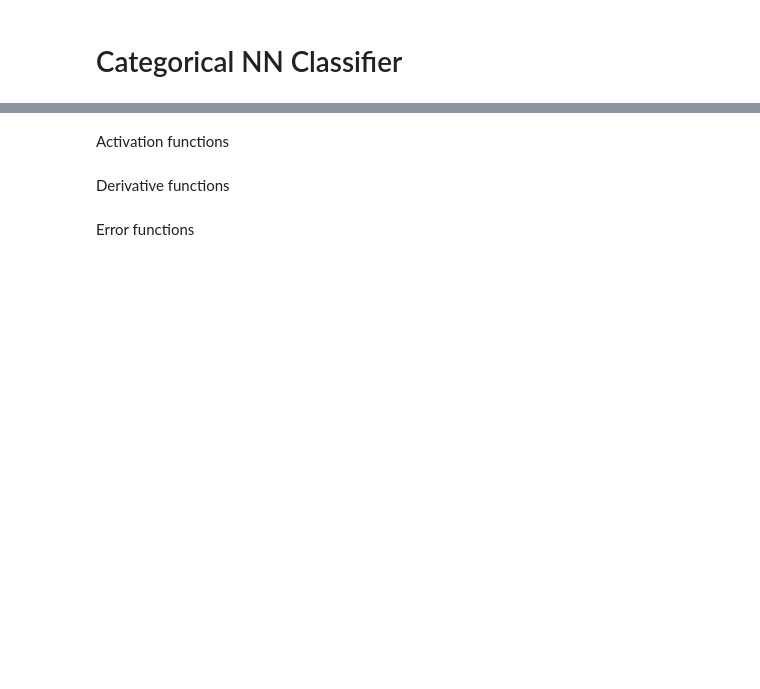
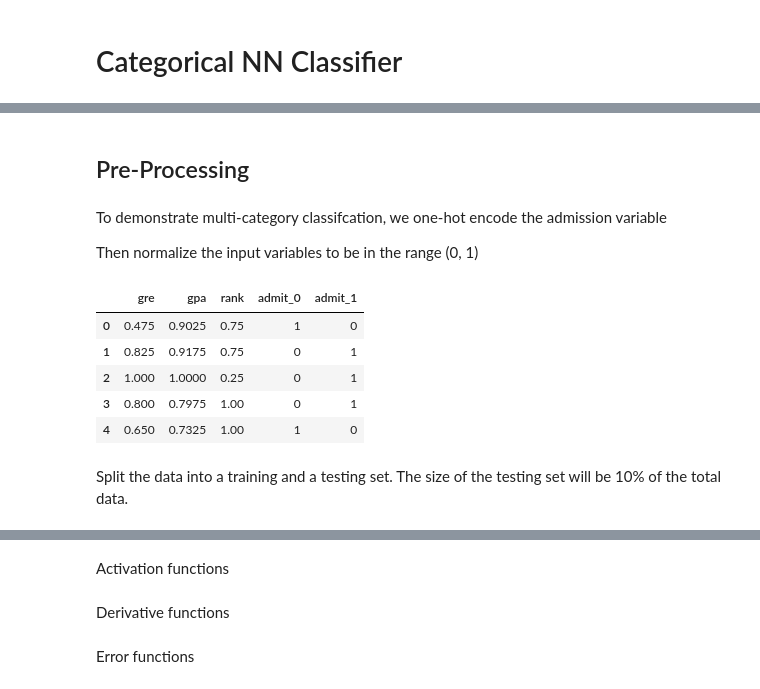
Before and after one commit to q1park/homegrown, a Jupyter notebook: classifier.ipynb, the cells around one changed output, grey strips where cells are left out. Cells and saved outputs as stored; diff of their text form; code cells hidden in the pictures; blank space fills up the shorter version.

```diff
--- a/classifier.ipynb
+++ b/classifier.ipynb
@@ -24,0 +64,24 @@ from IPython.display import display
+# %% [markdown]
+## Pre-Processing
+# %% [markdown]
+To demonstrate multi-category classifcation, we one-hot encode the admission variable
+
+Then normalize the input variables to be in the range (0, 1)
+# %%
+processed_data = pd.concat([data, pd.get_dummies(data['admit'], prefix='admit')], axis=1)
+processed_data = processed_data.drop('admit', axis=1)
+
+processed_data.loc[:,'gpa'] *= np.divide(1, 4.)
+processed_data.loc[:,'rank'] *= np.divide(1, 4.)
+processed_data.loc[:,'gre'] *= np.divide(1, 800.)
+
+processed_data.head()
+# %% [output]
+|  | gre | gpa | rank | admit_0 | admit_1 |
+| 0 | 0.475 | 0.9025 | 0.75 | 1 | 0 |
+| 1 | 0.825 | 0.9175 | 0.75 | 0 | 1 |
+| 2 | 1.000 | 1.0000 | 0.25 | 0 | 1 |
+| 3 | 0.800 | 0.7975 | 1.00 | 0 | 1 |
+| 4 | 0.650 | 0.7325 | 1.00 | 1 | 0 |
+# %% [markdown]
+Split the data into a training and a testing set. The size of the testing set will be 10% of the total data.
```
Also changed, not shown: parts of 46 cells of this notebook.
